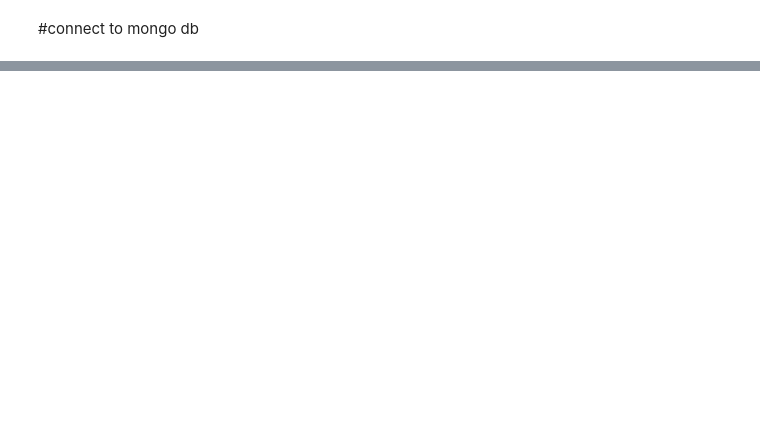
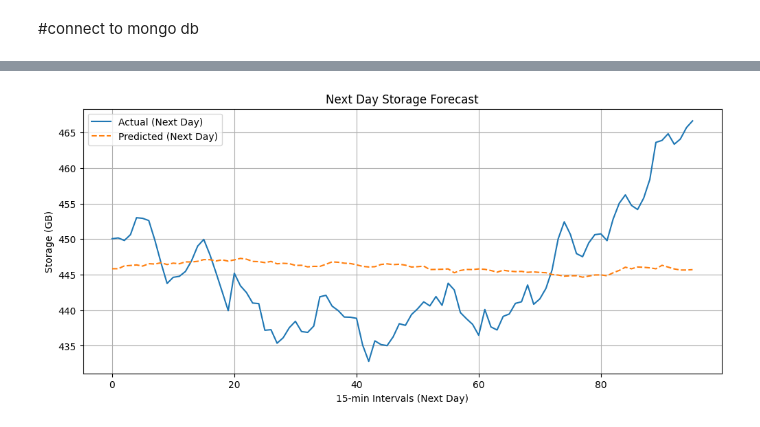
Before and after one commit to VarshithPawarHR/HPE-StoragePrediction, a Jupyter notebook: Collab/Varshith_collab/storageMonitor.ipynb, the cells around one changed output, grey strips where cells are left out. Drawn from its saved outputs; the diff is of its cells as text; code cells hidden in the pictures; blank space fills up the shorter version.

```diff
--- a/Collab/Varshith_collab/storageMonitor.ipynb
+++ b/Collab/Varshith_collab/storageMonitor.ipynb
@@ -318,0 +10,4 @@ Actual: 2436.84 GB, Predicted: 2419.73 GB
+# %%
+client = pymongo.MongoClient("mongodb+srv://bhavyanayak830:hpecppguys@cluster0.k0b3rqz.mongodb.net/")
+db = client["storage_simulation"]
+collection = db["usage_logs"]
@@ -318,0 +397,14 @@ Actual: 2436.84 GB, Predicted: 2419.73 GB
+# %%
+
+plt.figure(figsize=(12, 5))
+index = 0  # you can try a few like 0, 1, 5 etc.
+plt.plot(y_test_original[index], label="Actual (Next Day)")
+plt.plot(y_pred_original[index], label="Predicted (Next Day)", linestyle='--')
+plt.xlabel("15-min Intervals (Next Day)")
+plt.ylabel("Storage (GB)")
+plt.title("Next Day Storage Forecast")
+plt.legend()
+plt.grid(True)
+plt.show()
+# %% [output]
+[figure, added]
```
Also changed, not shown: parts of 44 cells of this notebook, 3 other files.
